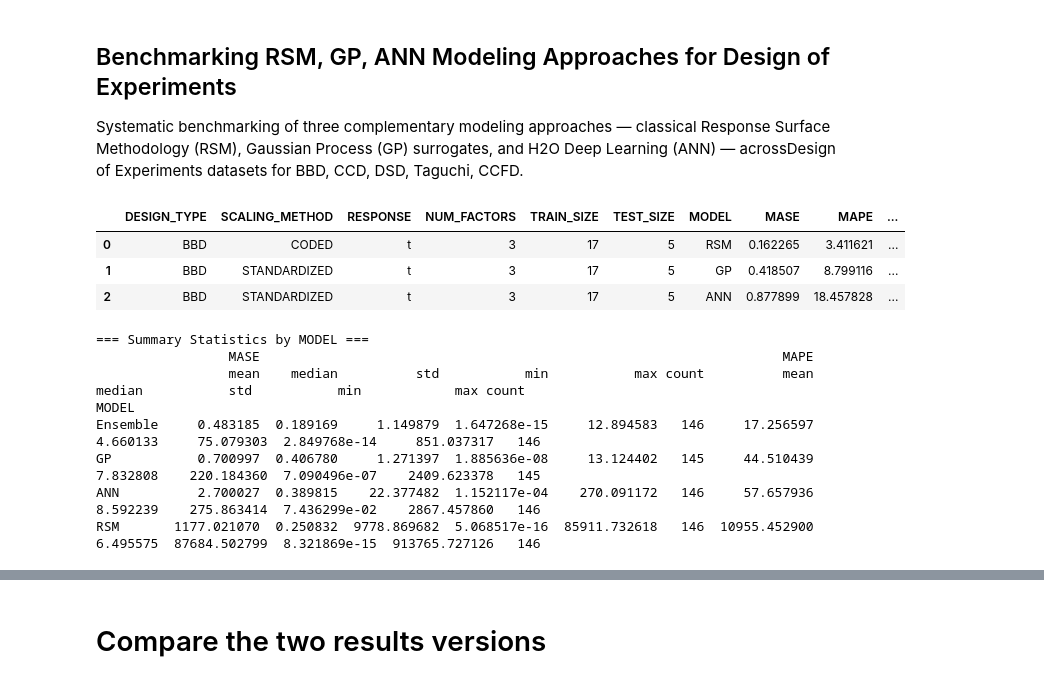
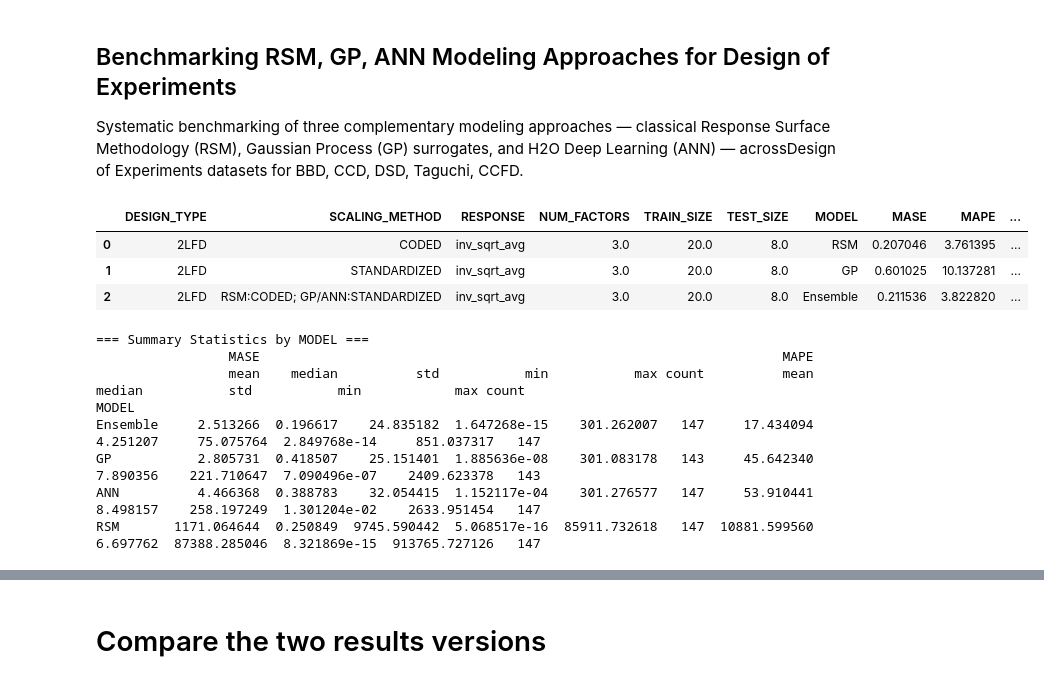
Before and after one commit to pajeeokoth/DOE_modeling, a Jupyter notebook: model_comparison.ipynb, the cells around one changed output, grey strips where cells are left out. Saved outputs shown, nothing was run; the diff lists cells and outputs as text; code cells hidden in the pictures.

```diff
--- a/model_comparison.ipynb
+++ b/model_comparison.ipynb
@@ -16,13 +16,15 @@ import statsmodels.api as sm
 model_order = ['RSM', 'GP', 'ANN', 'Ensemble']
 colors = ['#2196F3', '#4CAF50', '#FF5722', '#9C27B0']
 # %%
-met_df = pd.read_excel('Metrics.xlsx')
+metric_file = 'Metrics_consolidated.csv'
+# met_df = pd.read_excel(metric_file, sheet_name='Metrics')
+met_df = pd.read_csv(metric_file)
 met_df.head(3)
 # %% [output]
 |  | DESIGN_TYPE | SCALING_METHOD | RESPONSE | NUM_FACTORS | TRAIN_SIZE | TEST_SIZE | MODEL | MASE | MAPE | ... |
-| 0 | BBD | CODED | t | 3 | 17 | 5 | RSM | 0.162265 | 3.411621 | ... |
-| 1 | BBD | STANDARDIZED | t | 3 | 17 | 5 | GP | 0.418507 | 8.799116 | ... |
-| 2 | BBD | STANDARDIZED | t | 3 | 17 | 5 | ANN | 0.877899 | 18.457828 | ... |
+| 0 | 2LFD | CODED | inv_sqrt_avg | 3.0 | 20.0 | 8.0 | RSM | 0.207046 | 3.761395 | ... |
+| 1 | 2LFD | STANDARDIZED | inv_sqrt_avg | 3.0 | 20.0 | 8.0 | GP | 0.601025 | 10.137281 | ... |
+| 2 | 2LFD | RSM:CODED; GP/ANN:STANDARDIZED | inv_sqrt_avg | 3.0 | 20.0 | 8.0 | Ensemble | 0.211536 | 3.822820 | ... |
 # %%
 # ── 1. Summary statistics by MODEL ──────────────────────────────────
 summary = met_df.groupby('MODEL')[['MASE','MAPE']].agg(['mean','median','std','min','max','count']).sort_values(by=('MASE', 'mean'), ascending=True)
@@ -33,10 +35,10 @@ print(summary.to_string())
                  MASE                                                                   MAPE
                  mean    median          std           min           max count          mean    median           std           min            max count
 MODEL
-Ensemble     0.483185  0.189169     1.149879  1.647268e-15     12.894583   146     17.256597  4.660133     75.079303  2.849768e-14     851.037317   146
-GP           0.700997  0.406780     1.271397  1.885636e-08     13.124402   145     44.510439  7.832808    220.184360  7.090496e-07    2409.623378   145
-ANN          2.700027  0.389815    22.377482  1.152117e-04    270.091172   146     57.657936  8.592239    275.863414  7.436299e-02    2867.457860   146
-RSM       1177.021070  0.250832  9778.869682  5.068517e-16  85911.732618   146  10955.452900  6.495575  87684.502799  8.321869e-15  913765.727126   146
+Ensemble     2.513266  0.196617    24.835182  1.647268e-15    301.262007   147     17.434094  4.251207     75.075764  2.849768e-14     851.037317   147
+GP           2.805731  0.418507    25.151401  1.885636e-08    301.083178   143     45.642340  7.890356    221.710647  7.090496e-07    2409.623378   143
+ANN          4.466368  0.388783    32.054415  1.152117e-04    301.276577   147     53.910441  8.498157    258.197249  1.301204e-02    2633.951454   147
+RSM       1171.064644  0.250849  9745.590442  5.068517e-16  85911.732618   147  10881.599560  6.697762  87388.285046  8.321869e-15  913765.727126   147
 # %%
 # ── 2. Pairwise Wilcoxon rank-sum tests ─────────────────────────────
 models = model_order
```
Also changed, not shown: parts of 11 cells of this notebook, 7 other files.
